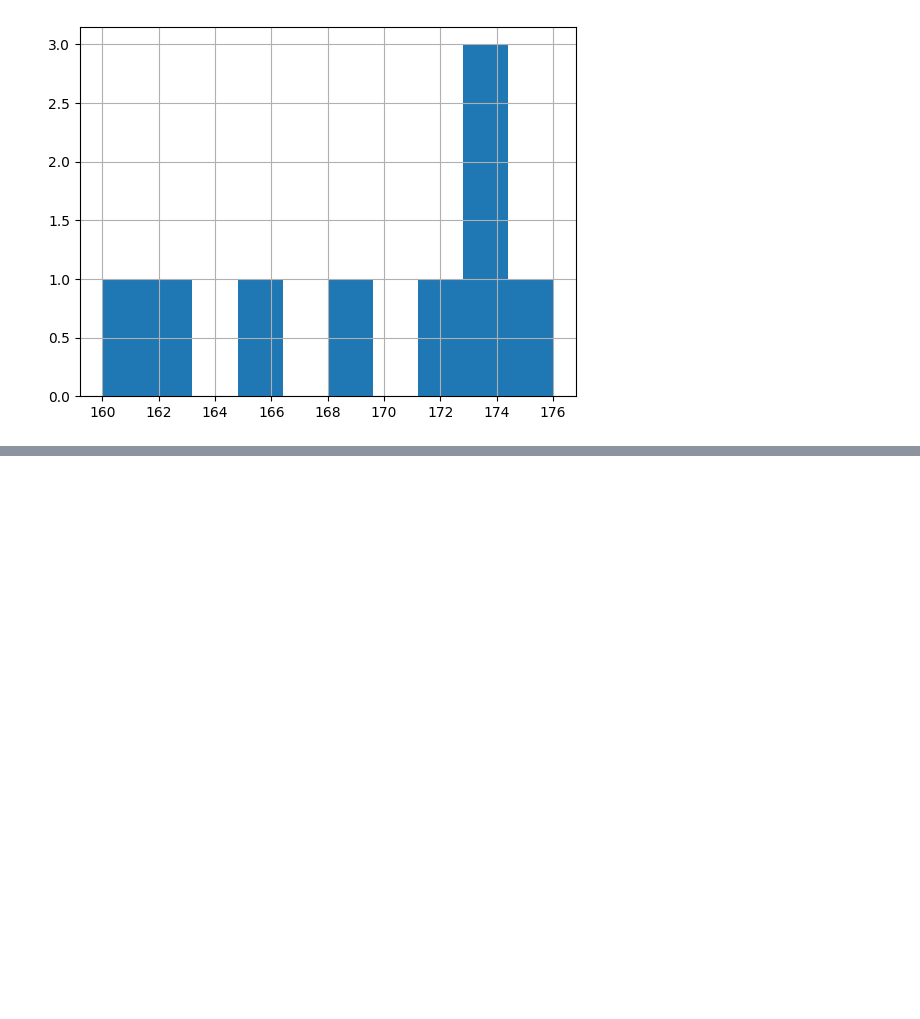
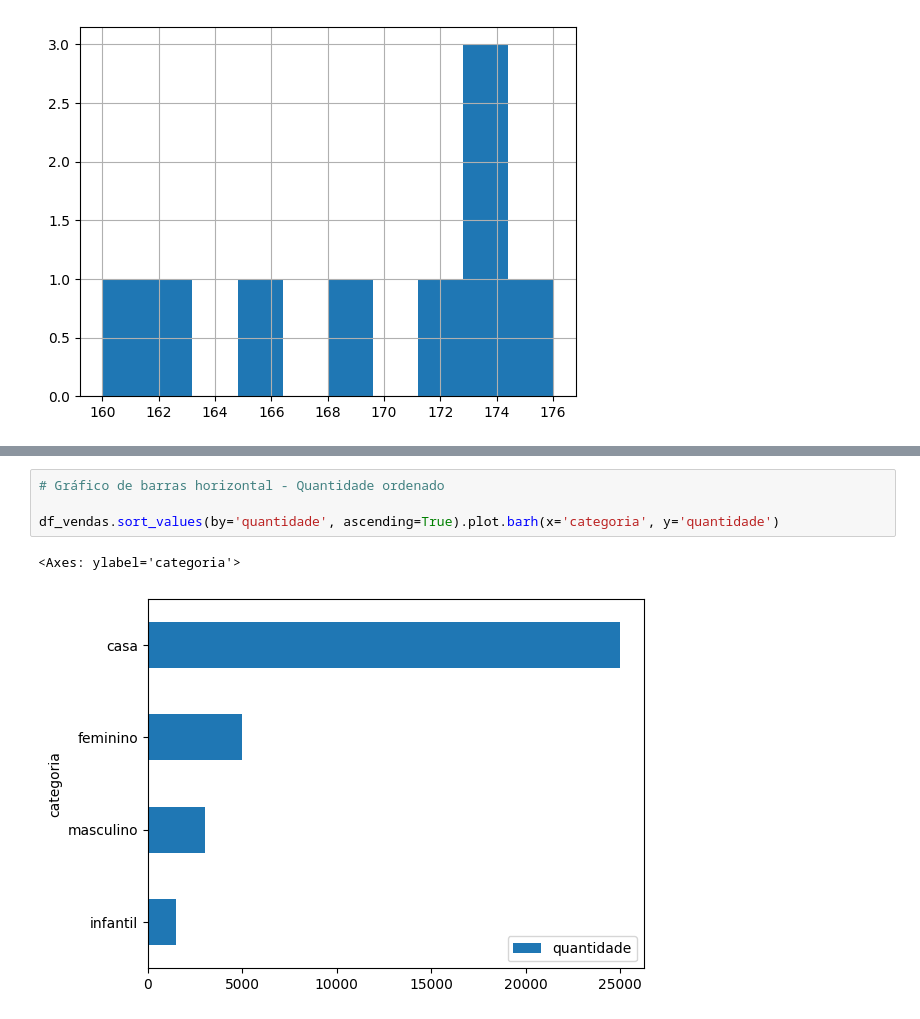
Before and after one commit to Welbert-Soares/estatistica, a Jupyter notebook: estatistica_devs.ipynb, the cells around one changed output, grey strips where cells are left out. Saved outputs shown, nothing was run; the diff lists cells and outputs as text; blank space fills up the shorter version.

```diff
--- a/estatistica_devs.ipynb
+++ b/estatistica_devs.ipynb
@@ -167,0 +213,7 @@ df_medidas.altura.hist()
+# %%
+# Gráfico de barras horizontal - Quantidade ordenado
+
+df_vendas.sort_values(by='quantidade', ascending=True).plot.barh(x='categoria', y='quantidade')
+# %% [output]
+<Axes: ylabel='categoria'>
+[figure, added]
```
Also changed, not shown: parts of 8 cells of this notebook.
